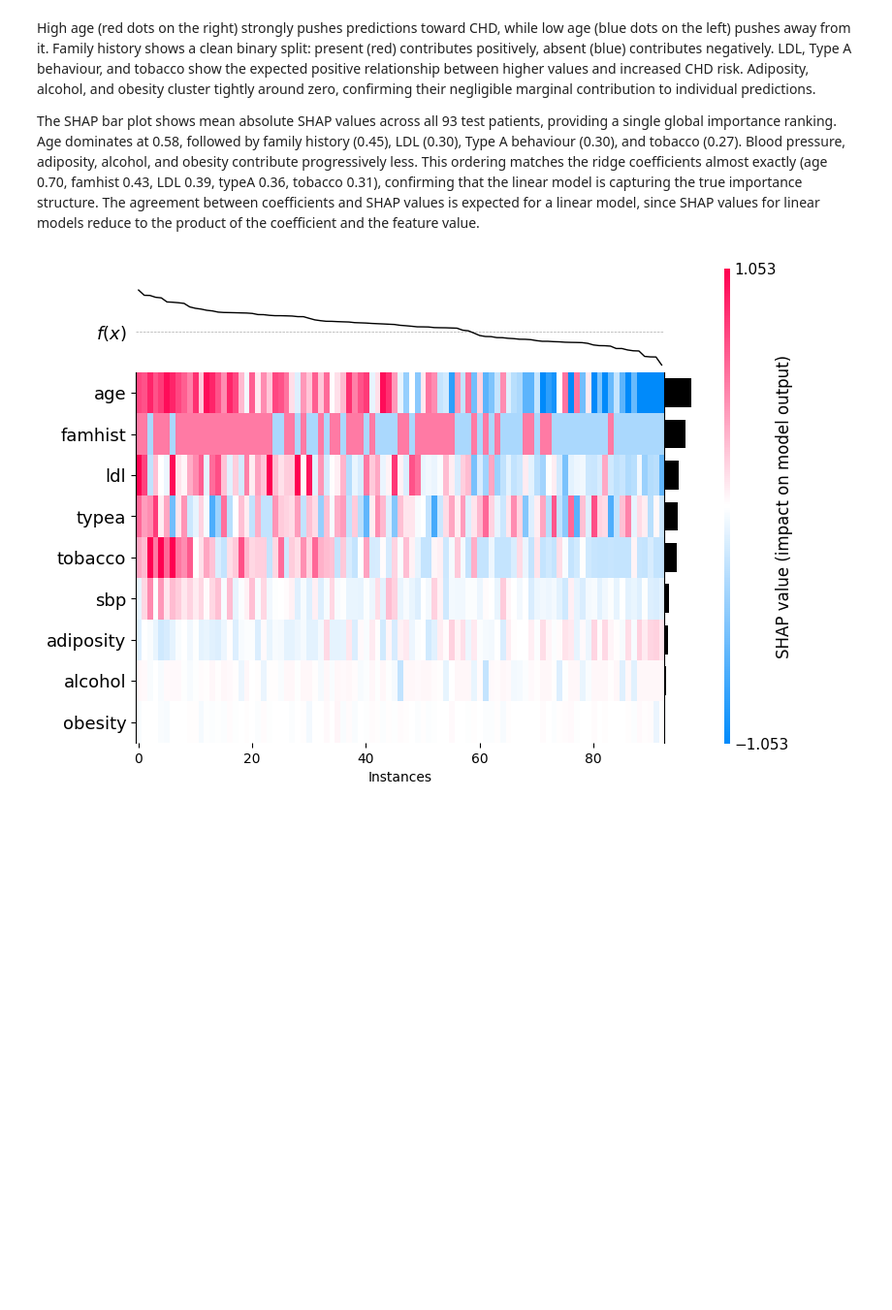
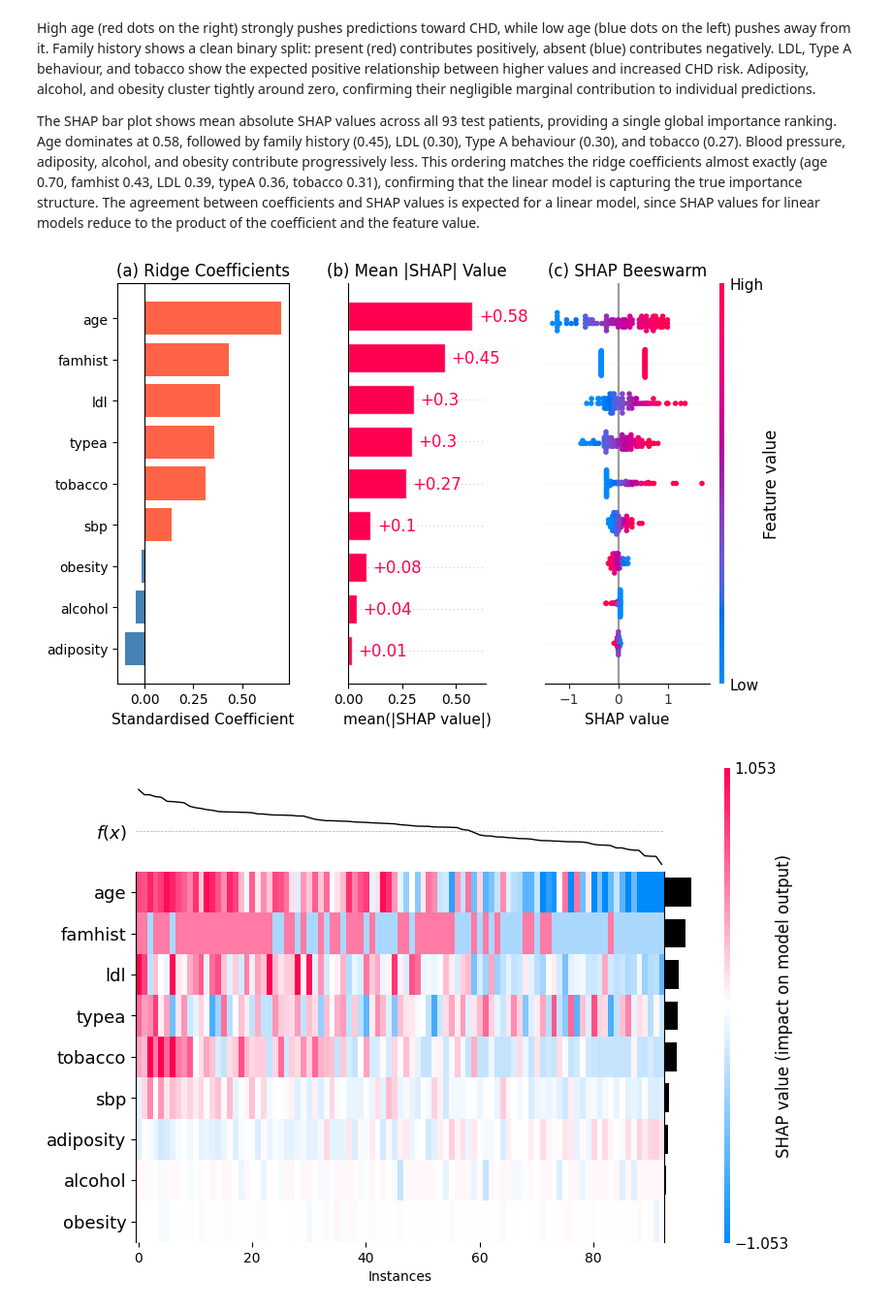
Before and after one commit to ytterbiu/SMM636-ML-a02-heart-disease, a Jupyter notebook: ml-smm636-a02-heart-disease.ipynb, the cells around one changed output. Shown at 97% size. Cells and saved outputs as stored; diff of their text form; code cells hidden in the pictures; blank space fills up the shorter version.

```diff
--- a/ml-smm636-a02-heart-disease.ipynb
+++ b/ml-smm636-a02-heart-disease.ipynb
@@ -695,6 +705,65 @@ plt.show()
 High age (red dots on the right) strongly pushes predictions toward CHD, while low age (blue dots on the left) pushes away from it. Family history shows a clean binary split: present (red) contributes positively, absent (blue) contributes negatively. LDL, Type A behaviour, and tobacco show the expected positive relationship between higher values and increased CHD risk. Adiposity, alcohol, and obesity cluster tightly around zero, confirming their negligible marginal contribution to individual predictions.
 
 The SHAP bar plot shows mean absolute SHAP values across all 93 test patients, providing a single global importance ranking. Age dominates at 0.58, followed by family history (0.45), LDL (0.30), Type A behaviour (0.30), and tobacco (0.27). Blood pressure, adiposity, alcohol, and obesity contribute progressively less. This ordering matches the ridge coefficients almost exactly (age 0.70, famhist 0.43, LDL 0.39, typeA 0.36, tobacco 0.31), confirming that the linear model is capturing the true importance structure. The agreement between coefficients and SHAP values is expected for a linear model, since SHAP values for linear models reduce to the product of the coefficient and the feature value.
+# %%
+# - Triple panel: Ridge coefficients + SHAP bar + SHAP beeswarm -
+fig, (ax1, ax2, ax3) = plt.subplots(
+    1,
+    3,
+    figsize=(18, 6),
+    gridspec_kw={
+        "width_ratios": [1.0, 0.8, 1.2]
+    },  # give coeff panel a bit more room for labels
+)
+
+# --- Left: standardised coefficients ---
+coef_df = pd.DataFrame(
+    {"Feature": X.columns, "Coefficient": best_lr.coef_[0]}
+).sort_values("Coefficient")
+colours = ["tomato" if c > 0 else "steelblue" for c in coef_df["Coefficient"]]
+ax1.barh(coef_df["Feature"], coef_df["Coefficient"], color=colours)
+ax1.set_xlabel("Standardised Coefficient")
+ax1.set_title("(a) Ridge Coefficients")
+ax1.axvline(0, color="black", linewidth=0.8)
+
+# --- Centre: SHAP bar (mean |SHAP|) ---
+explainer = shap.LinearExplainer(
+    best_lr, X_train_scaled, feature_names=X.columns.tolist()
+)
+shap_vals = explainer(X_test_scaled)
+plt.sca(ax2)
+shap.plots.bar(shap_vals, show=False)
+ax2.set_title("(b) Mean |SHAP| Value")
+ax2.set_yticklabels([])  # remove y labels
+ax2.set_ylabel("")
+
+# --- Right: SHAP beeswarm ---
+plt.sca(ax3)
+shap.summary_plot(
+    shap_vals.values,
+    X_test_scaled,
+    feature_names=X.columns.tolist(),
+    show=False,
+)
+ax3.set_title("(c) SHAP Beeswarm")
+ax3.set_yticklabels([])  # remove y labels
+ax3.set_ylabel("")
+ax3.set_xlabel("SHAP value")  # replace verbose default label
+
+# --- Set same font sizes ---
+TICK_SIZE = 10
+LABEL_SIZE = 11
+TITLE_SIZE = 12
+for ax in (ax1, ax2, ax3):
+    ax.tick_params(axis="both", labelsize=TICK_SIZE)
+    ax.xaxis.label.set_size(LABEL_SIZE)
+    ax.title.set_size(TITLE_SIZE)
+
+plt.tight_layout()
+savefig("fig_ridge_coef_shap_bee")
+plt.show()
+# %% [output]
+[figure, added]
 # %%
 explanation = explainer(X_test_scaled)
 order = np.argsort(-explanation.values.sum(axis=1))
```
Also changed, not shown: parts of 20 cells of this notebook, 20 other files.
